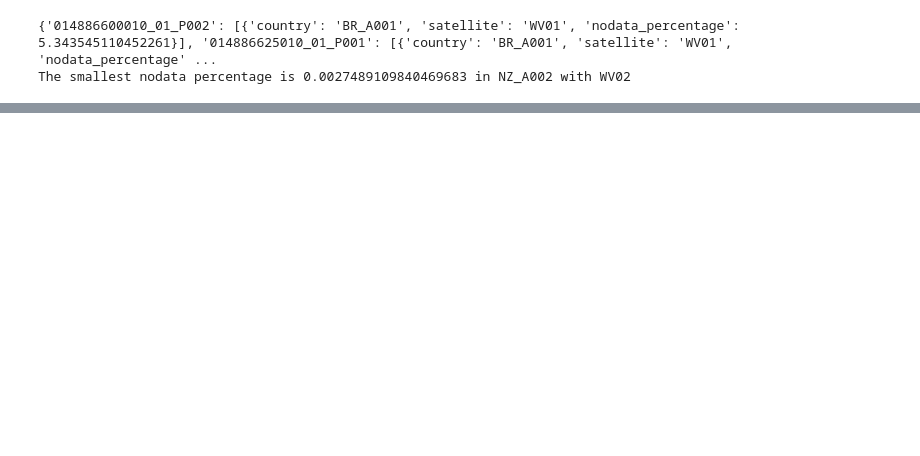
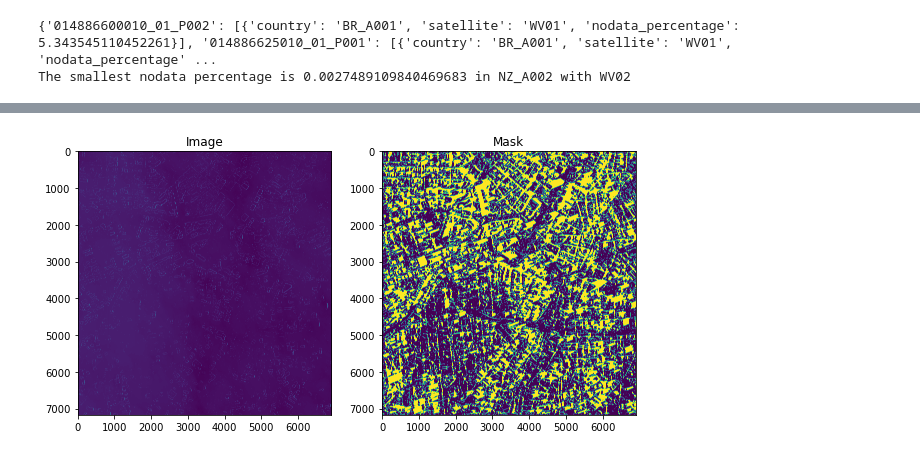
Before and after one commit to ZiyiiiL/Inpainting, a Jupyter notebook: PreData.ipynb, the cells around one changed output, grey strips where cells are left out. Cells and saved outputs as stored; diff of their text form; code cells hidden in the pictures; blank space fills up the shorter version.

```diff
--- a/PreData.ipynb
+++ b/PreData.ipynb
@@ -132,0 +355,23 @@ The smallest nodata percentage is 0.0027489109840469683 in NZ_A002 with WV02
+# %%
+image = Image.open(small_img_path)
+mask = Image.open(large_mask_path)
+
+# resize the mask to the same size as the image
+# target_size = (min(test_image.RasterXSize, test_mask.RasterXSize), min(test_image.RasterYSize, test_mask.RasterYSize))
+# image = image.resize(target_size, Image.ANTIALIAS)  ##--------------image has the wrong mode-----------------##
+# mask = mask.resize(target_size, Image.ANTIALIAS)
+mask = mask.resize(image.size, Image.ANTIALIAS)
+
+# show image and mask
+fig, ax = plt.subplots(1, 2, figsize=(10, 5))
+ax[0].imshow(image)
+ax[0].set_title('Image')
+ax[1].imshow(mask)
+ax[1].set_title('Mask')
+plt.show()
+
+# save the image and mask to another folder
+image.save("/scratch2/ziyliu/LAMA/lama/test_img/image.tif")
+mask.save("/scratch2/ziyliu/LAMA/lama/test_img/mask.tif")
+# %% [output]
+[figure, added]
```
Also changed, not shown: parts of 13 cells of this notebook.
